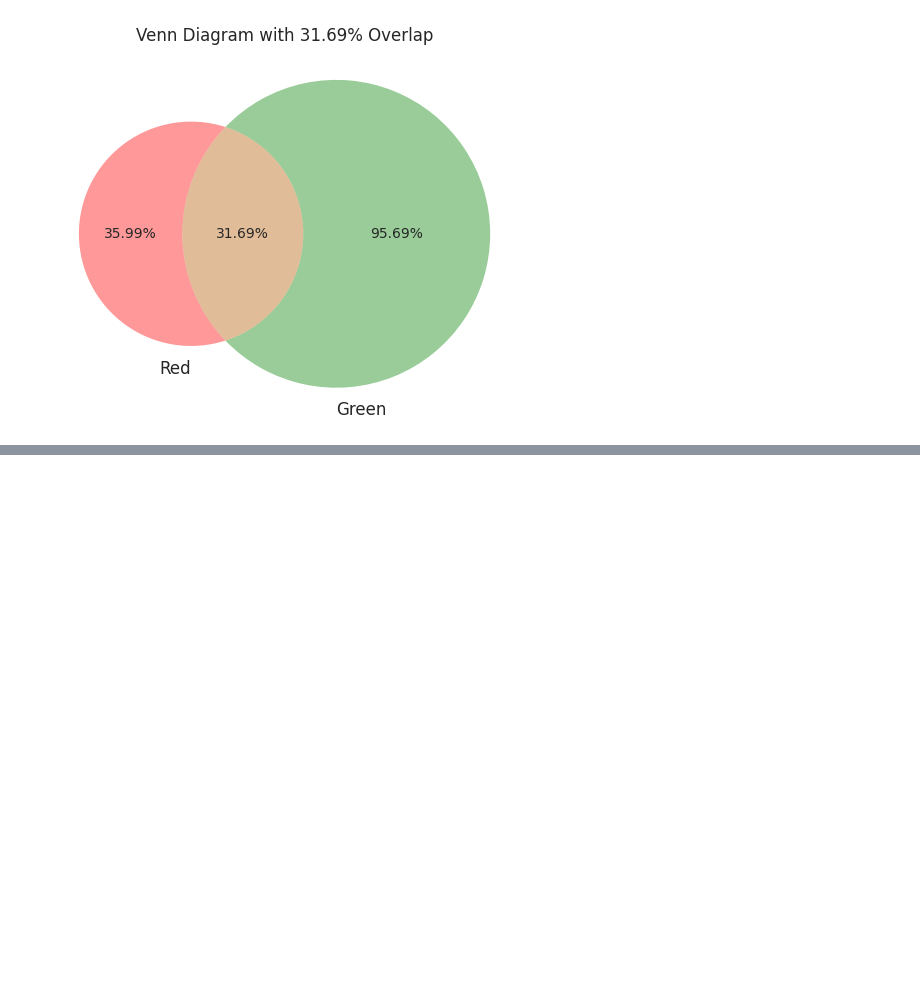
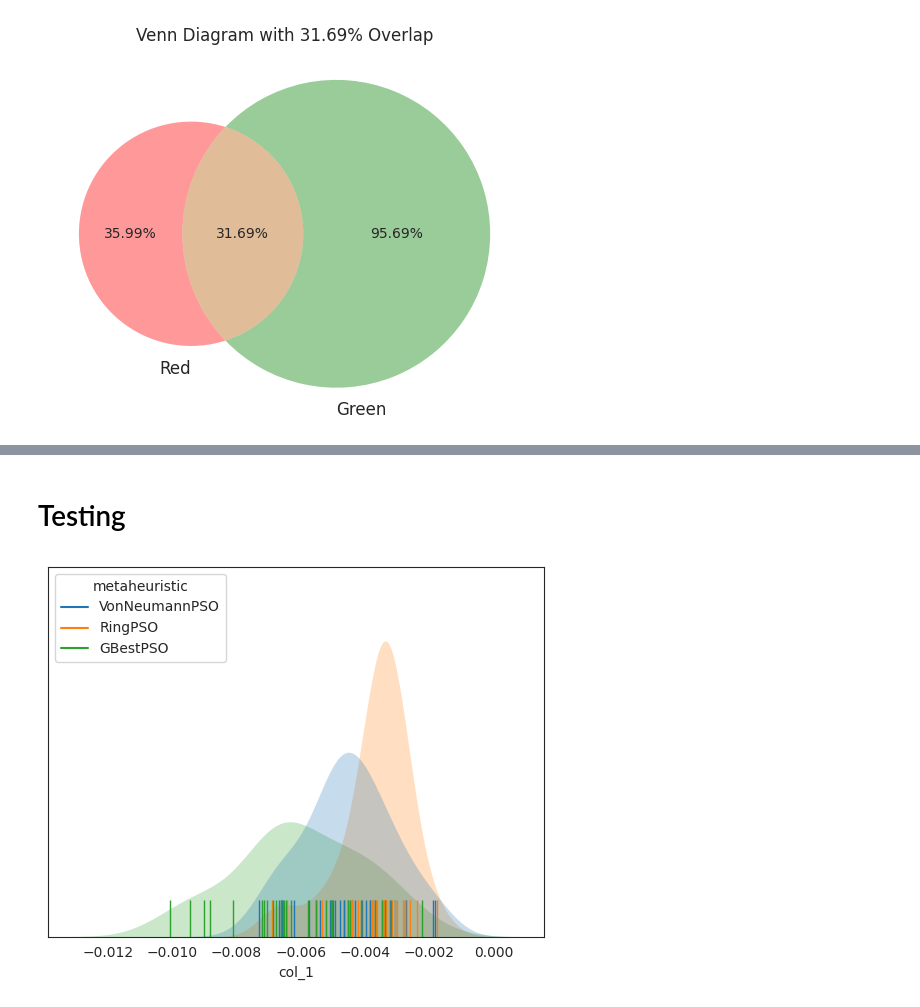
Before and after one commit to runrunLauren/behavioural_benchmarking, a Jupyter notebook: behavioural_benchmark/temp.ipynb, the cells around one changed output, grey strips where cells are left out. Cells and saved outputs as stored; diff of their text form; code cells hidden in the pictures; blank space fills up the shorter version.

```diff
--- a/behavioural_benchmark/temp.ipynb
+++ b/behavioural_benchmark/temp.ipynb
@@ -138 +137,7 @@ AttributeError: Text.set() got an unexpected keyword argument 'subset_label_form
 [figure]
+# %% [markdown]
+# Testing
+# %%
+vis.visualise(visualisation_type='kde', columns=['col_1'], filters={"metaheuristic": ['VonNeumannPSO', 'RingPSO', 'GBestPSO'], "function": ['Weierstrass']}, exclude_outliers=True, normalise=False)
+# %% [output]
+[figure, added]
```
Also changed, not shown: parts of 4 cells of this notebook.
